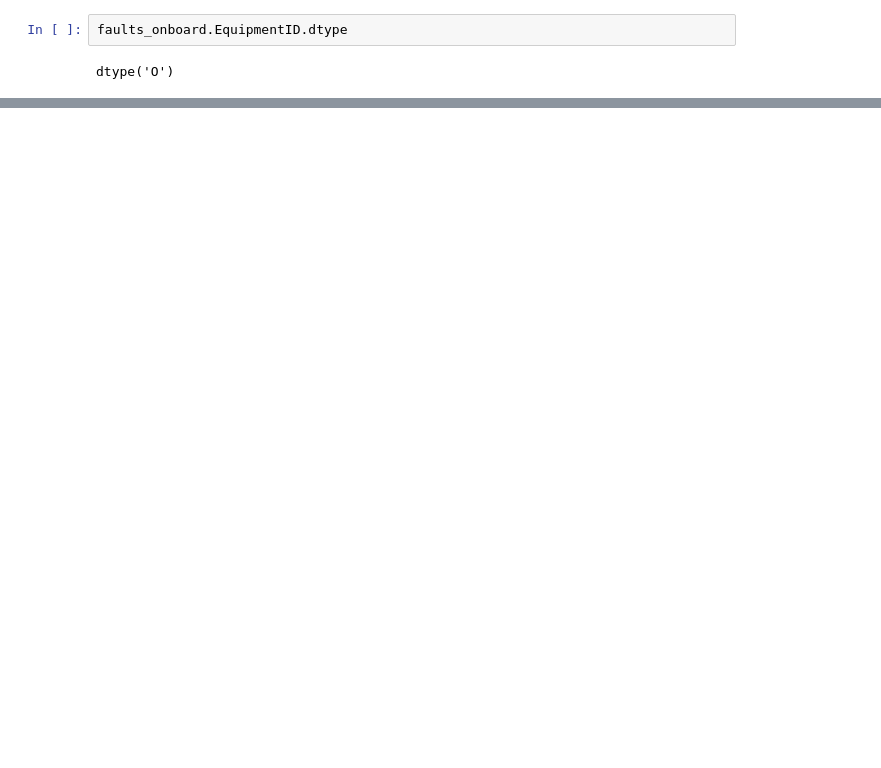
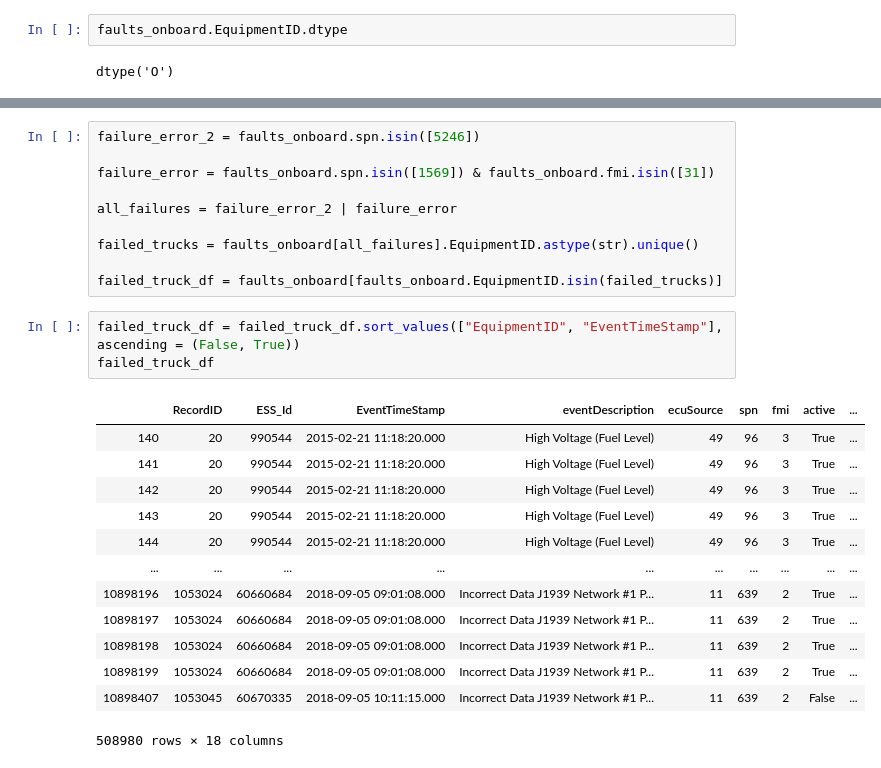
Before and after one commit to Barrett-Rogers/dq8-kingpins, a Jupyter notebook: Big_G.ipynb, the cells around one changed output, grey strips where cells are left out. Drawn from its saved outputs; the diff is of its cells as text; blank space fills up the shorter version.

```diff
--- a/Big_G.ipynb
+++ b/Big_G.ipynb
@@ -196,0 +180,27 @@ SyntaxError: unexpected EOF while parsing (<ipython-input-90-5e96c0e74f9f>, line
+# %%
+failure_error_2 = faults_onboard.spn.isin([5246])
+
+failure_error = faults_onboard.spn.isin([1569]) & faults_onboard.fmi.isin([31])
+
+all_failures = failure_error_2 | failure_error
+
+failed_trucks = faults_onboard[all_failures].EquipmentID.astype(str).unique()
+
+failed_truck_df = faults_onboard[faults_onboard.EquipmentID.isin(failed_trucks)]
+# %%
+failed_truck_df = failed_truck_df.sort_values(["EquipmentID", "EventTimeStamp"], ascending = (False, True))
+failed_truck_df
+# %% [output]
+|  | RecordID | ESS_Id | EventTimeStamp | eventDescription | ecuSource | spn | fmi | active | ... |
+| 140 | 20 | 990544 | 2015-02-21 11:18:20.000 | High Voltage (Fuel Level) | 49 | 96 | 3 | True | ... |
+| 141 | 20 | 990544 | 2015-02-21 11:18:20.000 | High Voltage (Fuel Level) | 49 | 96 | 3 | True | ... |
+| 142 | 20 | 990544 | 2015-02-21 11:18:20.000 | High Voltage (Fuel Level) | 49 | 96 | 3 | True | ... |
+| 143 | 20 | 990544 | 2015-02-21 11:18:20.000 | High Voltage (Fuel Level) | 49 | 96 | 3 | True | ... |
+| 144 | 20 | 990544 | 2015-02-21 11:18:20.000 | High Voltage (Fuel Level) | 49 | 96 | 3 | True | ... |
+| ... | ... | ... | ... | ... | ... | ... | ... | ... | ... |
+| 10898196 | 1053024 | 60660684 | 2018-09-05 09:01:08.000 | Incorrect Data J1939 Network #1 P... | 11 | 639 | 2 | True | ... |
+| 10898197 | 1053024 | 60660684 | 2018-09-05 09:01:08.000 | Incorrect Data J1939 Network #1 P... | 11 | 639 | 2 | True | ... |
+| 10898198 | 1053024 | 60660684 | 2018-09-05 09:01:08.000 | Incorrect Data J1939 Network #1 P... | 11 | 639 | 2 | True | ... |
+| 10898199 | 1053024 | 60660684 | 2018-09-05 09:01:08.000 | Incorrect Data J1939 Network #1 P... | 11 | 639 | 2 | True | ... |
+| 10898407 | 1053045 | 60670335 | 2018-09-05 10:11:15.000 | Incorrect Data J1939 Network #1 P... | 11 | 639 | 2 | False | ... |
+508980 rows × 18 columns
```
Also changed, not shown: parts of 27 cells of this notebook.
